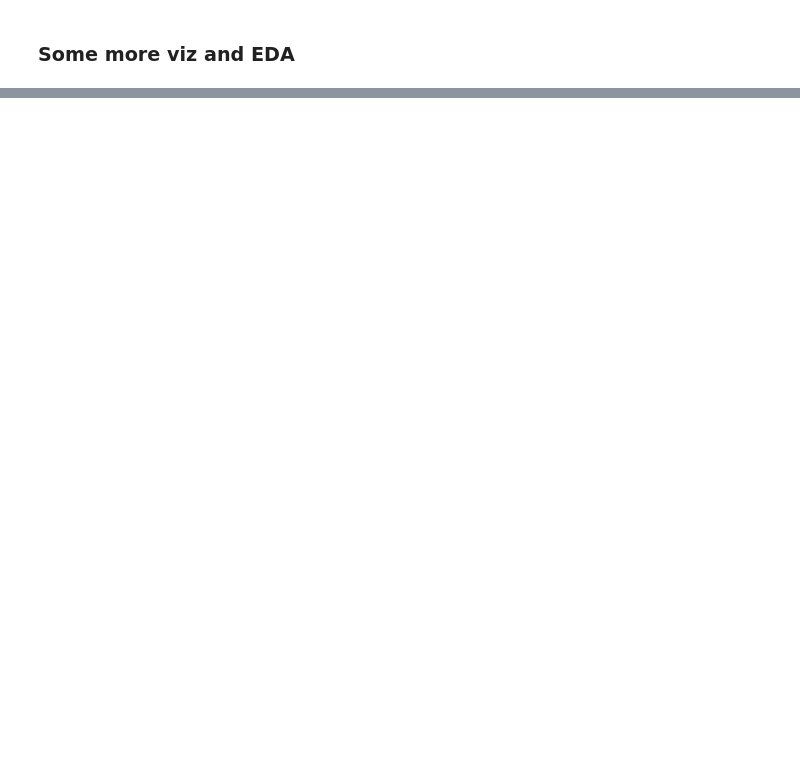
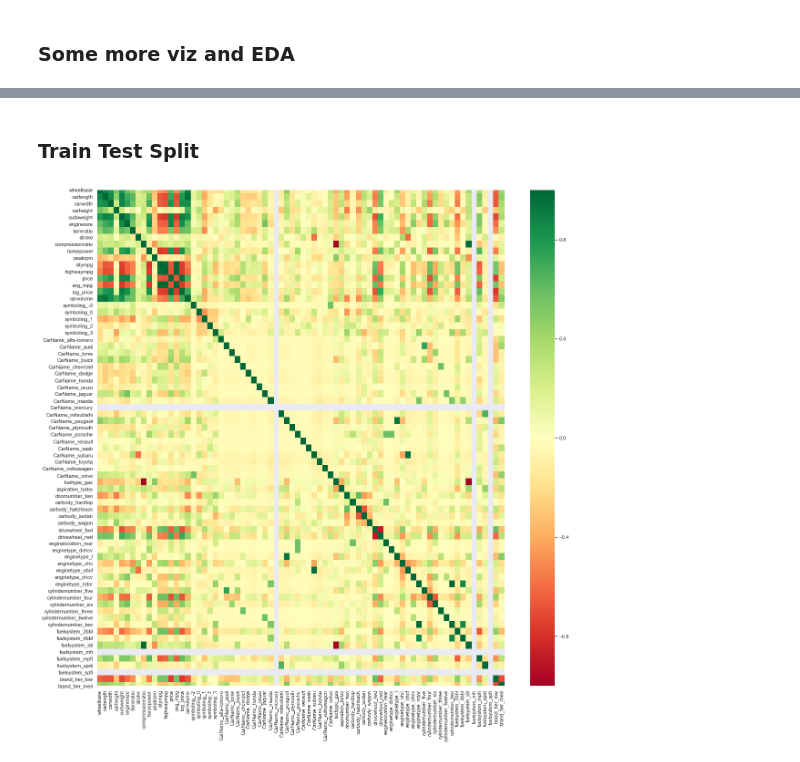
Before and after one commit to JeremyWeidner/402_group4, a Jupyter notebook: Project 1/python_ETL_EDA.ipynb, the cells around one changed output, grey strips where cells are left out. Saved outputs shown, nothing was run; the diff lists cells and outputs as text; code cells hidden in the pictures; blank space fills up the shorter version.

```diff
--- a/Project 1/python_ETL_EDA.ipynb
+++ b/Project 1/python_ETL_EDA.ipynb
@@ -179,0 +237,3 @@ plt.subplots_adjust(hspace=0.5)
+# %%
+dummies = pd.get_dummies(df_std[cat_col], drop_first = True)
+dummies.shape
@@ -179,0 +242,5 @@ plt.subplots_adjust(hspace=0.5)
+# %%
+# Add the results to the original dataframe
+
+df_std = pd.concat([df_std, dummies], axis = 1)
+df_std.shape
@@ -179,0 +249,5 @@ plt.subplots_adjust(hspace=0.5)
+# %%
+# Drop the original cat variables as dummies are already created
+
+df_std.drop( cat_col, axis = 1, inplace = True)
+df_std.shape
@@ -179,0 +265,19 @@ plt.subplots_adjust(hspace=0.5)
+# %% [markdown]
+### Train Test Split
+# %%
+# We specify this so that the train and test data set always have the same rows, respectively
+# We divide the df into 70/30 ratio
+
+np.random.seed(0)
+df_train, df_test = train_test_split(df_std, train_size = 0.7, test_size = 0.3, random_state = 100)
+
+y_train = df_train.pop('price')
+X_train = df_train
+# %%
+# Let's check the correlation coefficients to see which variables are highly correlated
+
+plt.figure(figsize = (20, 20))
+sns.heatmap(df_train.corr(), cmap="RdYlGn")
+plt.show()
+# %% [output]
+[figure, added]
```
Also changed, not shown: parts of 28 cells of this notebook.
